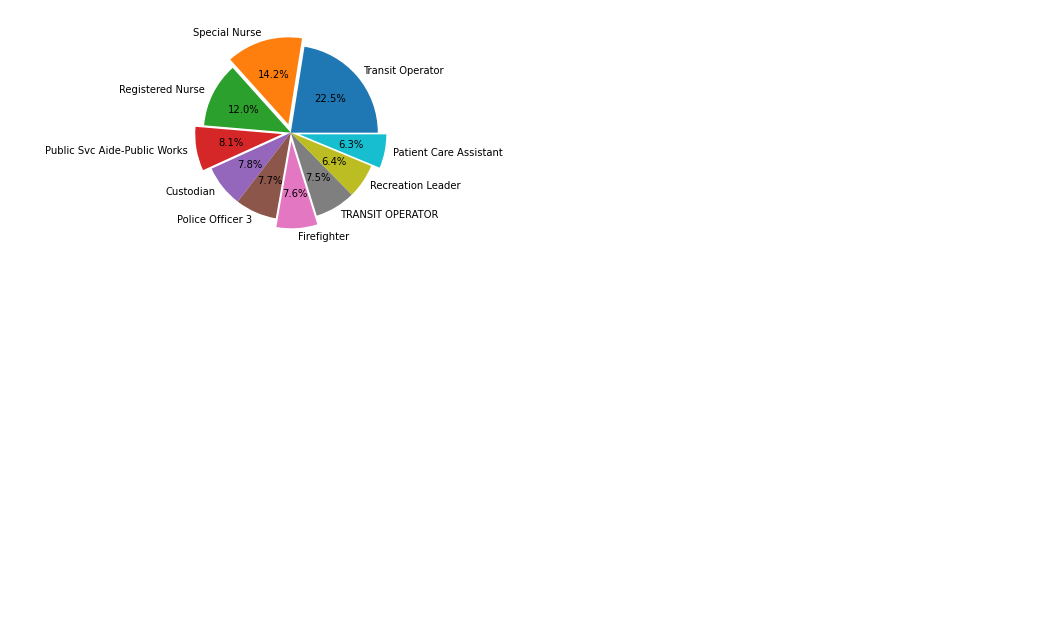
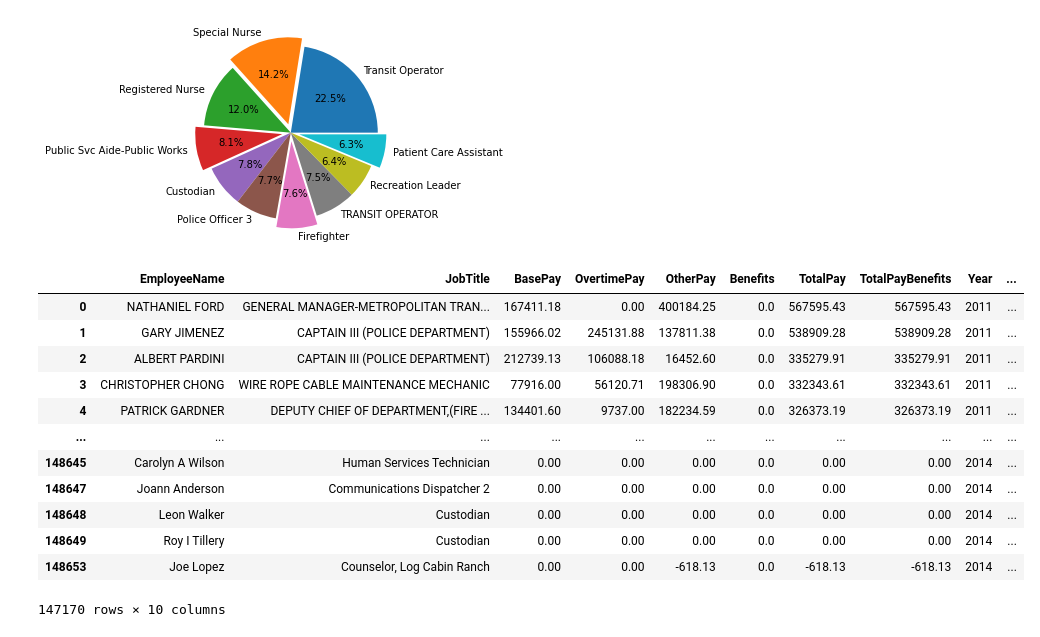
Before and after one commit to SaltyKNIGHT/portfolio-eda-python-san-fransisco-salaries, a Jupyter notebook: sf-salaries.ipynb, the cells around one changed output. Cells and saved outputs as stored; diff of their text form; code cells hidden in the pictures; blank space fills up the shorter version.

```diff
--- a/sf-salaries.ipynb
+++ b/sf-salaries.ipynb
@@ -420,3 +420,23 @@ plt.pie(tmp23.JobTitle, labels = tmp23.Name, autopct='%1.1f%%', explode=[0,0.1,0
   Text(0.4973781719811605, -0.33558151623216537, '6.4%'),
   Text(0.6865071144419161, -0.13677712462482133, '6.3%')])
 [figure]
+# %%
+df100 = df.replace("TRANSIT OPERATOR", "Transit Operator")
+asd123 = df100['JobTitle'].value_counts()[:n].index.tolist()
+indexNames = df100[~df100['JobTitle'].isin(asd123)].index
+df100.drop(indexNames)
+df100
+# %% [output]
+|  | EmployeeName | JobTitle | BasePay | OvertimePay | OtherPay | Benefits | TotalPay | TotalPayBenefits | Year | ... |
+| 0 | NATHANIEL FORD | GENERAL MANAGER-METROPOLITAN TRAN... | 167411.18 | 0.00 | 400184.25 | 0.0 | 567595.43 | 567595.43 | 2011 | ... |
+| 1 | GARY JIMENEZ | CAPTAIN III (POLICE DEPARTMENT) | 155966.02 | 245131.88 | 137811.38 | 0.0 | 538909.28 | 538909.28 | 2011 | ... |
+| 2 | ALBERT PARDINI | CAPTAIN III (POLICE DEPARTMENT) | 212739.13 | 106088.18 | 16452.60 | 0.0 | 335279.91 | 335279.91 | 2011 | ... |
+| 3 | CHRISTOPHER CHONG | WIRE ROPE CABLE MAINTENANCE MECHANIC | 77916.00 | 56120.71 | 198306.90 | 0.0 | 332343.61 | 332343.61 | 2011 | ... |
+| 4 | PATRICK GARDNER | DEPUTY CHIEF OF DEPARTMENT,(FIRE ... | 134401.60 | 9737.00 | 182234.59 | 0.0 | 326373.19 | 326373.19 | 2011 | ... |
+| ... | ... | ... | ... | ... | ... | ... | ... | ... | ... | ... |
+| 148645 | Carolyn A Wilson | Human Services Technician | 0.00 | 0.00 | 0.00 | 0.0 | 0.00 | 0.00 | 2014 | ... |
+| 148647 | Joann Anderson | Communications Dispatcher 2 | 0.00 | 0.00 | 0.00 | 0.0 | 0.00 | 0.00 | 2014 | ... |
+| 148648 | Leon Walker | Custodian | 0.00 | 0.00 | 0.00 | 0.0 | 0.00 | 0.00 | 2014 | ... |
+| 148649 | Roy I Tillery | Custodian | 0.00 | 0.00 | 0.00 | 0.0 | 0.00 | 0.00 | 2014 | ... |
+| 148653 | Joe Lopez | Counselor, Log Cabin Ranch | 0.00 | 0.00 | -618.13 | 0.0 | -618.13 | -618.13 | 2014 | ... |
+147170 rows × 10 columns
```
Also changed, not shown: parts of 3 cells of this notebook.
